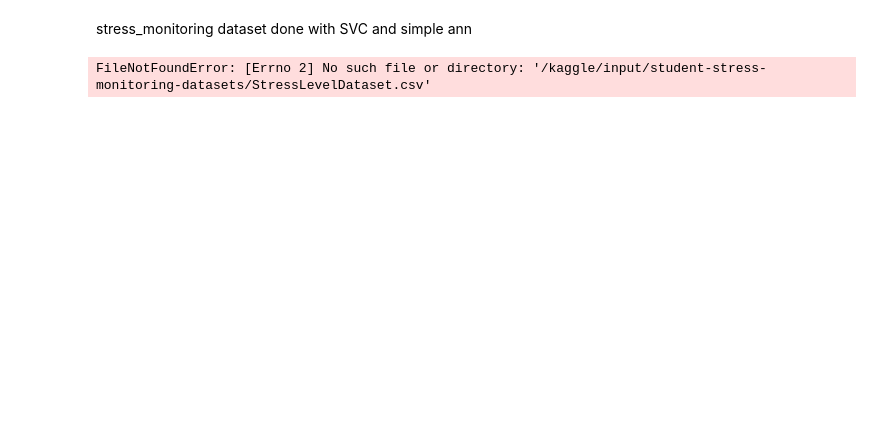
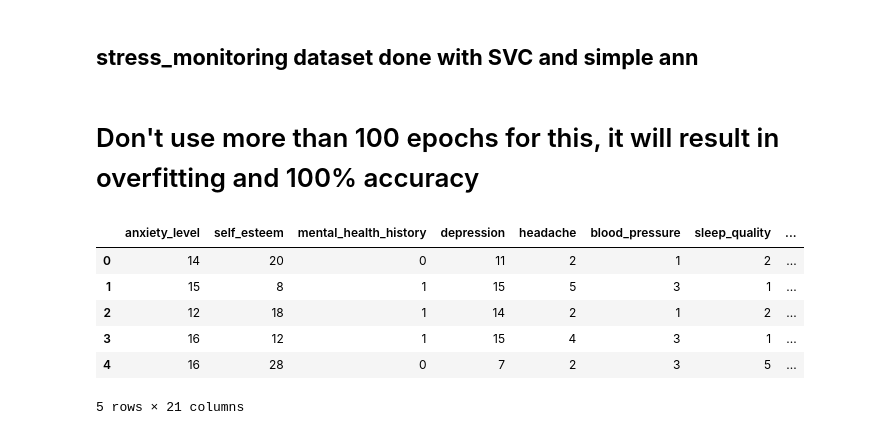
Before and after one commit to Trexroy1010/Machiene-Learning-Projects, a Jupyter notebook: stress_monitoring.ipynb, the cells around one changed output. Drawn from its saved outputs; the diff is of its cells as text; code cells hidden in the pictures; blank space fills up the shorter version.

```diff
--- a/stress_monitoring.ipynb
+++ b/stress_monitoring.ipynb
@@ -1,5 +1,9 @@
 # %% [markdown]
 <a href="https://colab.research.google.com/github/Trexroy1010/Machiene-Learning-Projects/blob/main/stress_monitoring.ipynb" target="_parent"><img src="https://colab.research.google.com/assets/colab-badge.svg" alt="Open In Colab"/></a>
+# %% [markdown]
+## **stress_monitoring dataset done with SVC and simple ann**
+# %% [markdown]
+# Don't use more than 100 epochs for this, it will result in overfitting and 100% accuracy
 # %%
 # This Python 3 environment comes with many helpful analytics libraries installed
 # It is defined by the kaggle/python Docker image: https://github.com/kaggle/docker-python
@@ -18,12 +22,16 @@ for dirname, _, filenames in os.walk('/kaggle/input'):
 
 # You can write up to 20GB to the current directory (/kaggle/working/) that gets preserved as output when you create a version using "Save & Run All"
 # You can also write temporary files to /kaggle/temp/, but they won't be saved outside of the current session
-# %% [markdown]
-stress_monitoring dataset done with SVC and simple ann
 # %%
-df = pd.read_csv('/kaggle/input/student-stress-monitoring-datasets/StressLevelDataset.csv')
+df = pd.read_csv('/content/StressLevelDataset.csv')
 df.head(5)
 # %% [output]
+|  | anxiety_level | self_esteem | mental_health_history | depression | headache | blood_pressure | sleep_quality | ... |
+| 0 | 14 | 20 | 0 | 11 | 2 | 1 | 2 | ... |
+| 1 | 15 | 8 | 1 | 15 | 5 | 3 | 1 | ... |
+| 2 | 12 | 18 | 1 | 14 | 2 | 1 | 2 | ... |
+| 3 | 16 | 12 | 1 | 15 | 4 | 3 | 1 | ... |
+| 4 | 16 | 28 | 0 | 7 | 2 | 3 | 5 | ... |
-FileNotFoundError: [Errno 2] No such file or directory: '/kaggle/input/student-stress-monitoring-datasets/StressLevelDataset.csv'
+5 rows × 21 columns
 # %%
 df.info()
```
Also changed, not shown: parts of 10 cells of this notebook.
